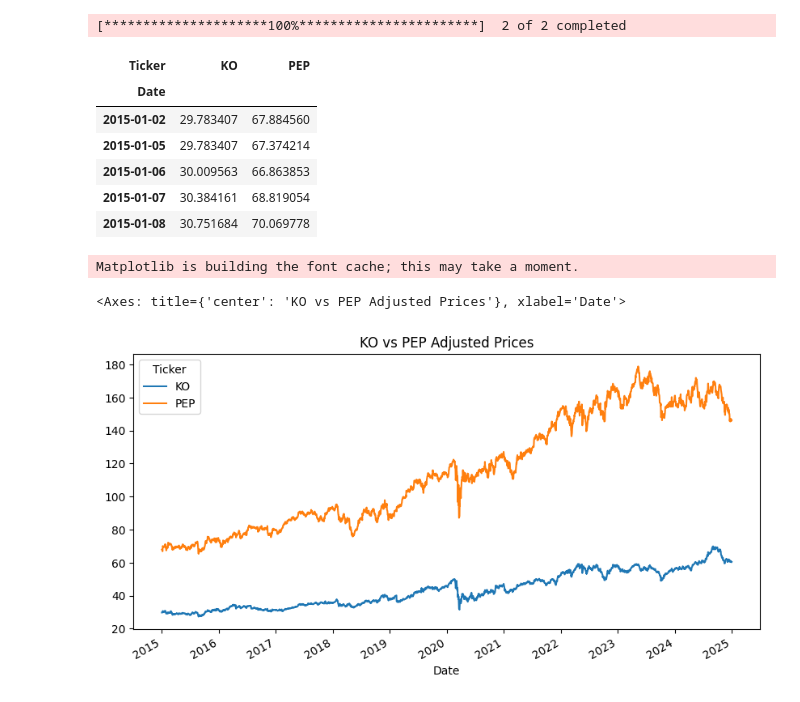
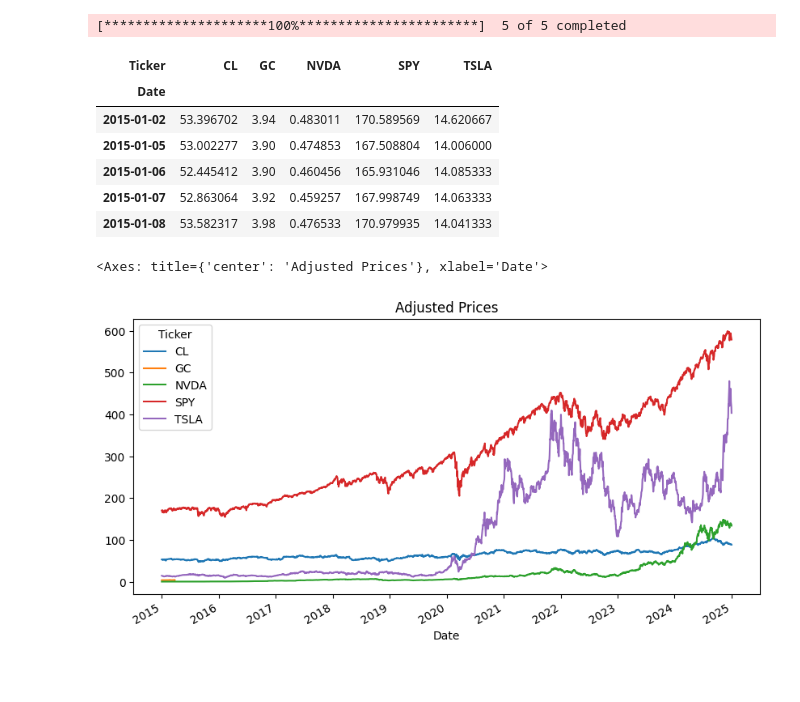
Before and after one commit to xiaojingxx/hmm-mcmc-portfolio, a Jupyter notebook: notebooks/01_data_collection.ipynb, the cells around one changed output. Saved outputs shown, nothing was run; the diff lists cells and outputs as text; code cells hidden in the pictures.

```diff
--- a/notebooks/01_data_collection.ipynb
+++ b/notebooks/01_data_collection.ipynb
@@ -2,7 +2,7 @@
 import yfinance as yf
 import pandas as pd
 # %%
-tickers = ["KO", "PEP"]
+tickers = ["CL", "GC","NVDA","SPY","TSLA"]
 # %%
 prices = yf.download(
     tickers,
@@ -13,12 +13,12 @@ prices = yf.download(
 
 prices.head()
 # %% [output]
-[*********************100%***********************]  2 of 2 completed
+[*********************100%***********************]  5 of 5 completed
-| Ticker | KO | PEP |
-| Date |  |  |
-| 2015-01-02 | 29.783407 | 67.884560 |
-| 2015-01-05 | 29.783407 | 67.374214 |
-| 2015-01-06 | 30.009563 | 66.863853 |
-| 2015-01-07 | 30.384161 | 68.819054 |
-| 2015-01-08 | 30.751684 | 70.069778 |
+| Ticker | CL | GC | NVDA | SPY | TSLA |
+| Date |  |  |  |  |  |
+| 2015-01-02 | 53.396702 | 3.94 | 0.483011 | 170.589569 | 14.620667 |
+| 2015-01-05 | 53.002277 | 3.90 | 0.474853 | 167.508804 | 14.006000 |
+| 2015-01-06 | 52.445412 | 3.90 | 0.460456 | 165.931046 | 14.085333 |
+| 2015-01-07 | 52.863064 | 3.92 | 0.459257 | 167.998749 | 14.063333 |
+| 2015-01-08 | 53.582317 | 3.98 | 0.476533 | 170.979935 | 14.041333 |
 # %%
@@ -26,6 +26,5 @@ prices.to_csv("../data/raw/ko_pep_prices.csv")
 # %%
-prices.plot(title="KO vs PEP Adjusted Prices", figsize=(10,5))
+prices.plot(title="Adjusted Prices", figsize=(10,5))
 # %% [output]
-Matplotlib is building the font cache; this may take a moment.
+<Axes: title={'center': 'Adjusted Prices'}, xlabel='Date'>
-<Axes: title={'center': 'KO vs PEP Adjusted Prices'}, xlabel='Date'>
-[figure, old version]
+[figure, new version]
```
Also changed, not shown: parts of 1 cell of this notebook, 21 other files.
